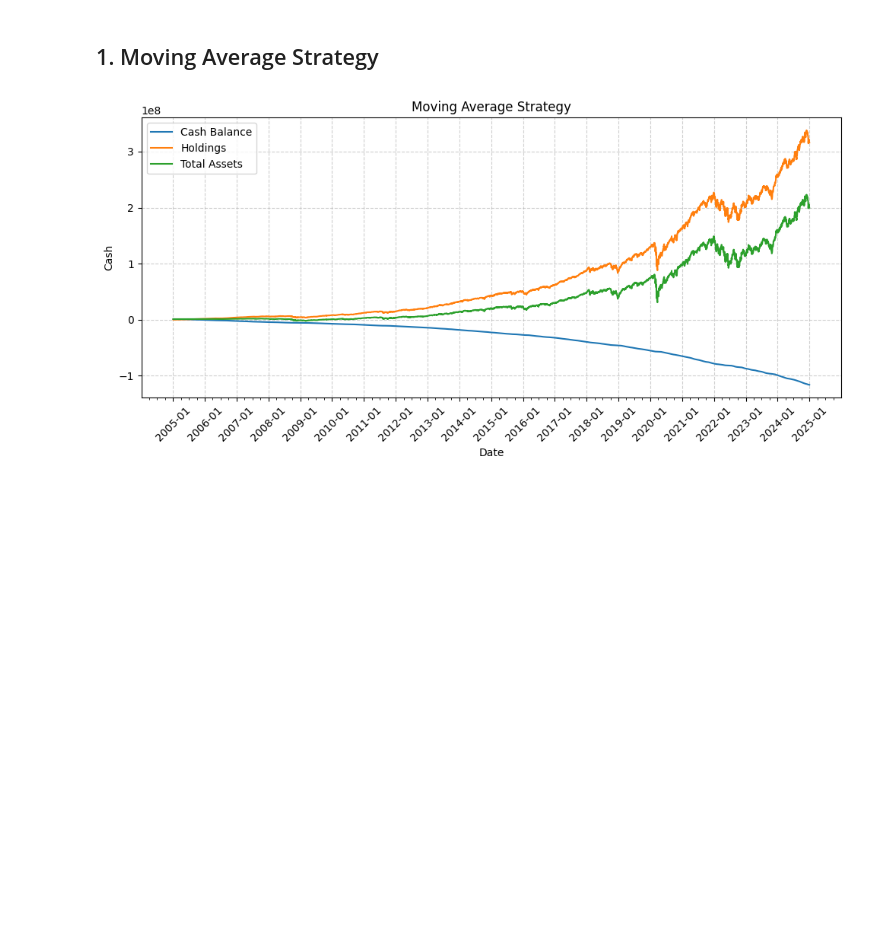
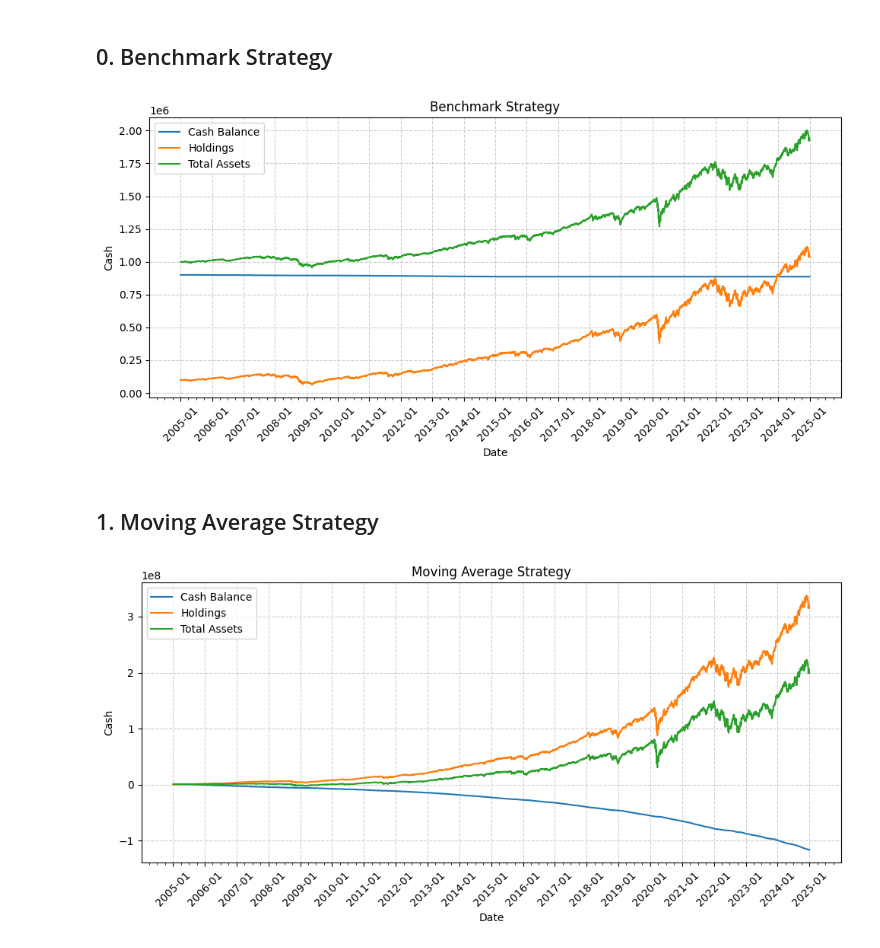
Before and after one commit to sagarwal936/Multi-Signal-Strategy-Simulation-on-S-P-500, a Jupyter notebook: plots.ipynb, the cells around one changed output. Saved outputs shown, nothing was run; the diff lists cells and outputs as text; code cells hidden in the pictures; blank space fills up the shorter version.

Commit message:
Added Benchmark Strat to plots.ipynb

```diff
--- a/plots.ipynb
+++ b/plots.ipynb
@@ -5,6 +5,37 @@ import pandas as pd
 import matplotlib.pyplot as plt
 import matplotlib.dates as mdates
 import numpy as np
+# %% [markdown]
+## 0. Benchmark Strategy
+# %%
+# Load and parse dates properly
+BenchmarkStrategy = pd.read_csv(
+    "output/BenchmarkStrategy.csv",
+    parse_dates=["Date"]  # <-- ensures Date is datetime
+)
+
+# Plot
+plt.figure(figsize=(10, 5))
+plt.plot(BenchmarkStrategy["Date"], BenchmarkStrategy["Cash"], label="Cash Balance")
+plt.plot(BenchmarkStrategy["Date"], BenchmarkStrategy["Holdings"], label="Holdings")
+plt.plot(BenchmarkStrategy["Date"], BenchmarkStrategy["Total Assets"], label="Total Assets")
+
+# Format x-axis for time
+ax = plt.gca()
+ax.xaxis.set_major_locator(mdates.YearLocator())             # major tick = every year
+ax.xaxis.set_minor_locator(mdates.MonthLocator(interval=3))  # minor tick = every 3 months
+ax.xaxis.set_major_formatter(mdates.DateFormatter("%Y-%m"))  # e.g. 2022-03
+
+plt.xticks(rotation=45)
+plt.xlabel("Date")
+plt.ylabel("Cash")
+plt.title("Benchmark Strategy")
+plt.legend()
+plt.grid(True, linestyle="--", alpha=0.6)
+plt.tight_layout()
+plt.show()
+# %% [output]
+[figure, added]
 # %% [markdown]
 ## 1. Moving Average Strategy
 # %%
```
Also changed, not shown: 12 other files.
